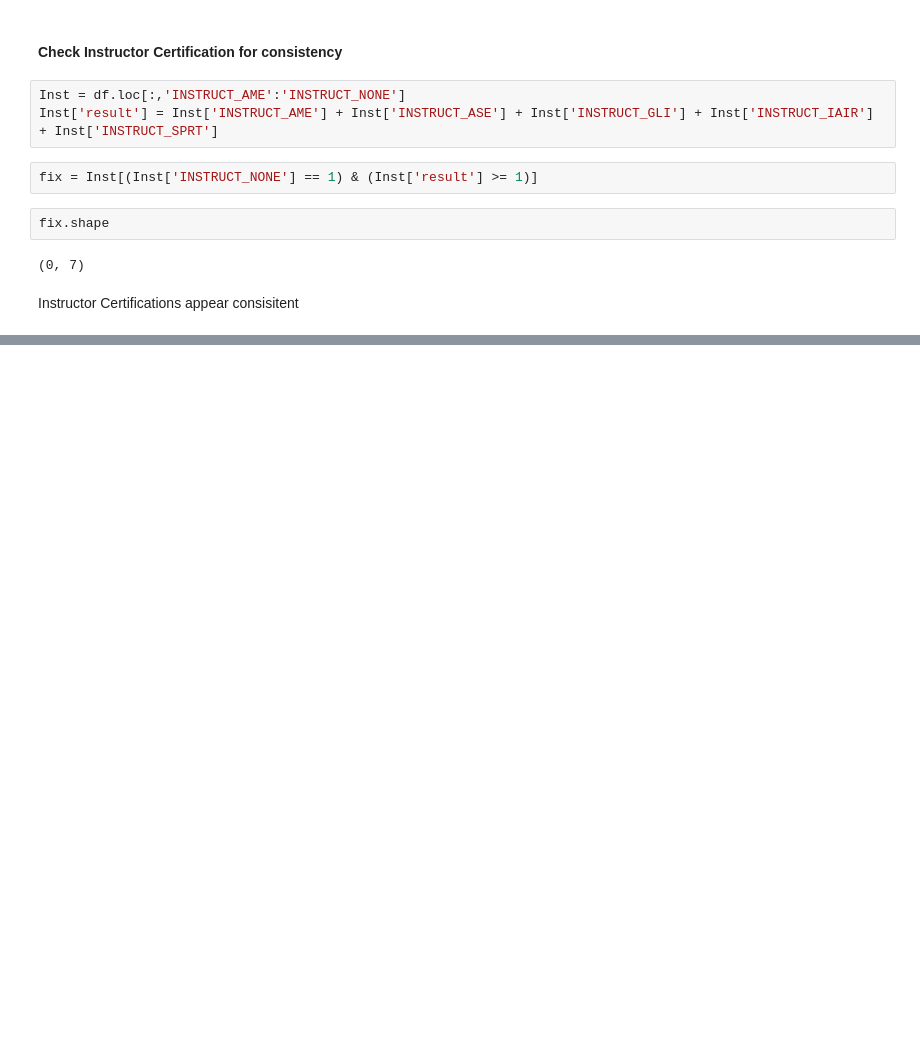
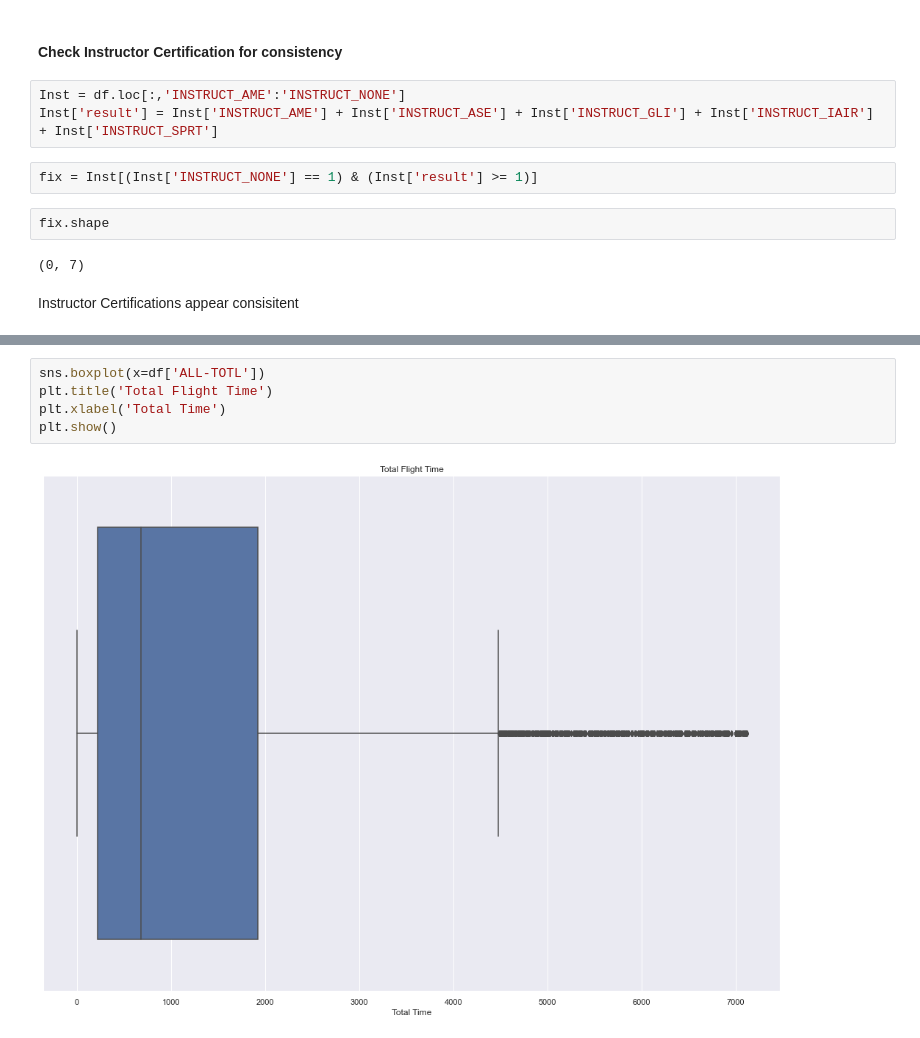
Before and after one commit to birr-data/capstone2, a Jupyter notebook: notebooks/mjg-1.0-EDA.ipynb, the cells around one changed output, grey strips where cells are left out. Drawn from its saved outputs; the diff is of its cells as text; blank space fills up the shorter version.

```diff
--- a/notebooks/mjg-1.0-EDA.ipynb
+++ b/notebooks/mjg-1.0-EDA.ipynb
@@ -351,0 +510,7 @@ Instructor Certifications appear consisitent
+# %%
+sns.boxplot(x=df['ALL-TOTL'])
+plt.title('Total Flight Time')
+plt.xlabel('Total Time')
+plt.show()
+# %% [output]
+[figure, added]
```
Also changed, not shown: parts of 20 cells of this notebook.
